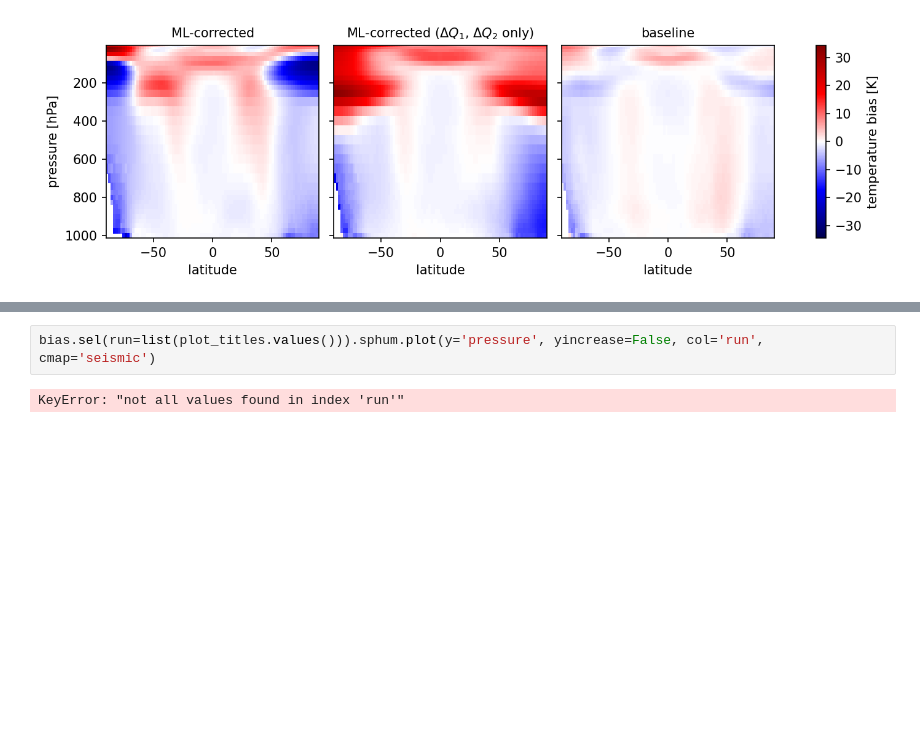
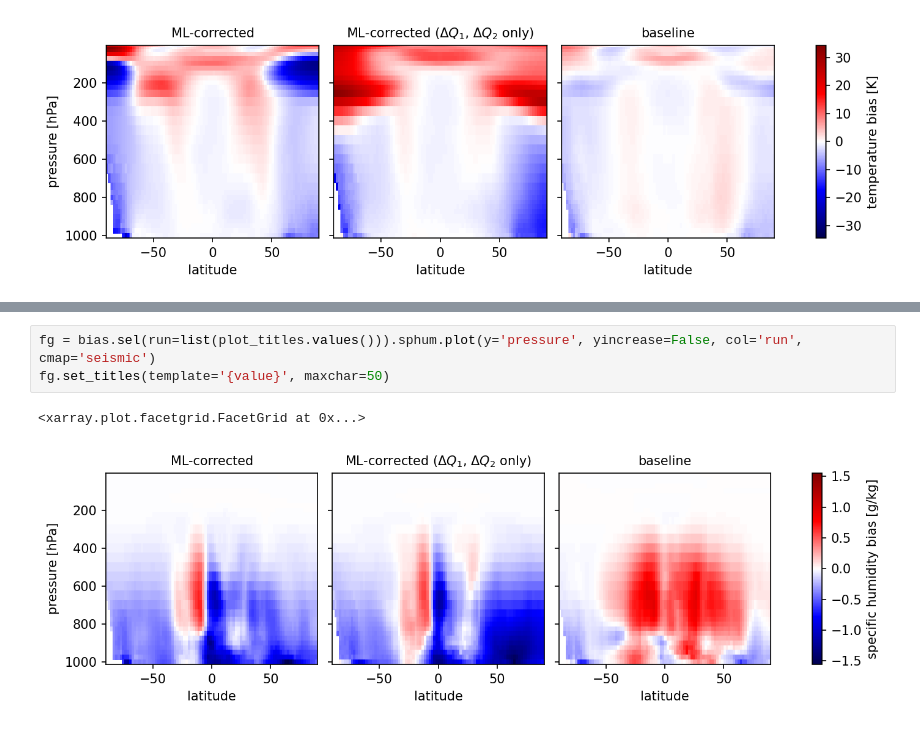
Before and after one commit to ai2cm/nudge-to-obs-manuscript-workflow, a Jupyter notebook: notebooks/figureS6.ipynb, the cells around one changed output, grey strips where cells are left out. Cells and saved outputs as stored; diff of their text form; blank space fills up the shorter version.

```diff
--- a/notebooks/figureS6.ipynb
+++ b/notebooks/figureS6.ipynb
@@ -107,5 +106,7 @@ ds_zm_clim.sphum.plot(y='pressure', yincrease=False, col='run', cmap=turbo)
 # %%
-bias.sel(run=list(plot_titles.values())).sphum.plot(y='pressure', yincrease=False, col='run', cmap='seismic')
+fg = bias.sel(run=list(plot_titles.values())).sphum.plot(y='pressure', yincrease=False, col='run', cmap='seismic')
+fg.set_titles(template='{value}', maxchar=50)
 # %% [output]
-KeyError: "not all values found in index 'run'"
+<xarray.plot.facetgrid.FacetGrid at 0x...>
+[figure, added]
 # %%
```
Also changed, not shown: parts of 7 cells of this notebook, 3 other files.
